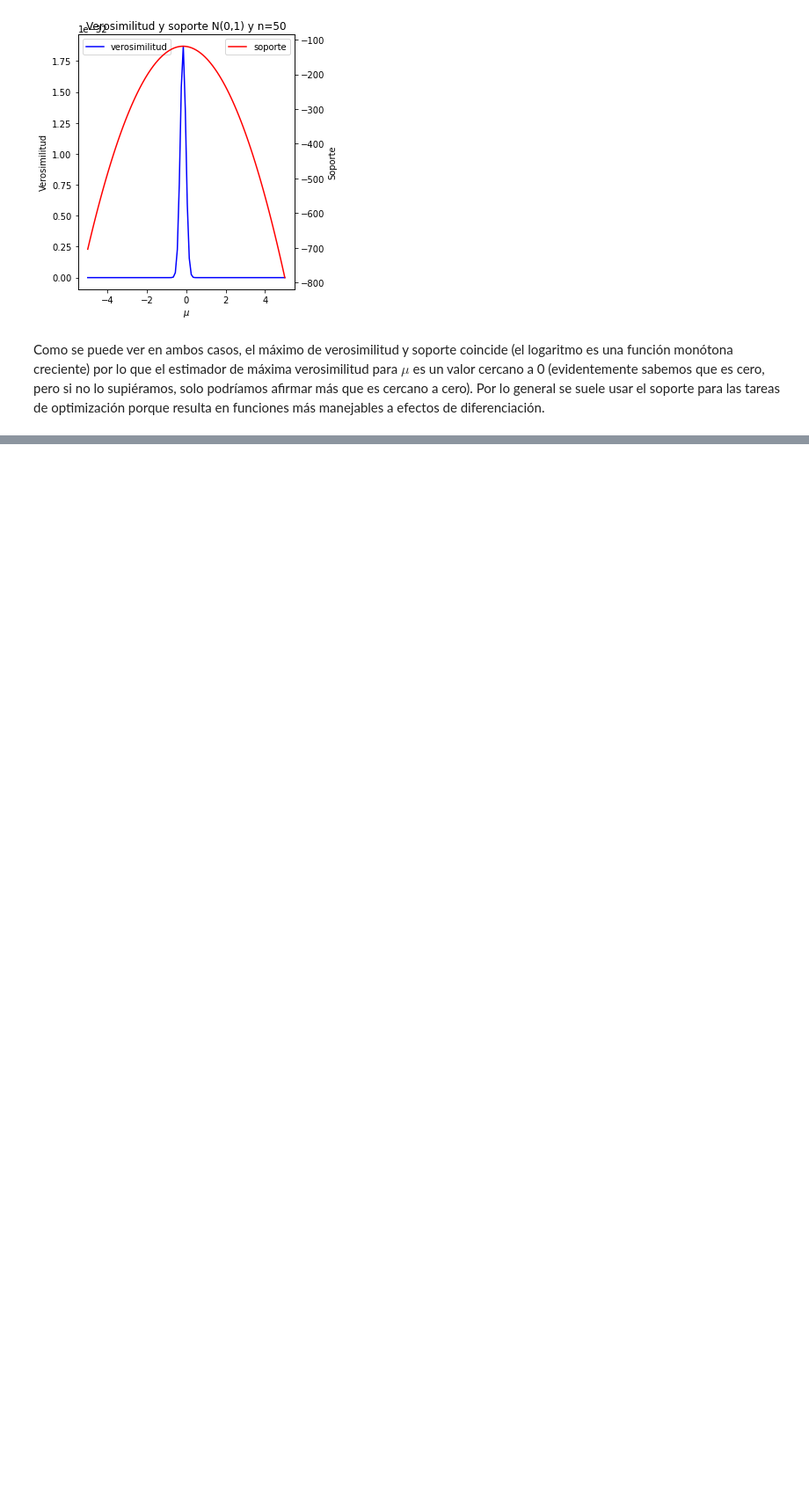
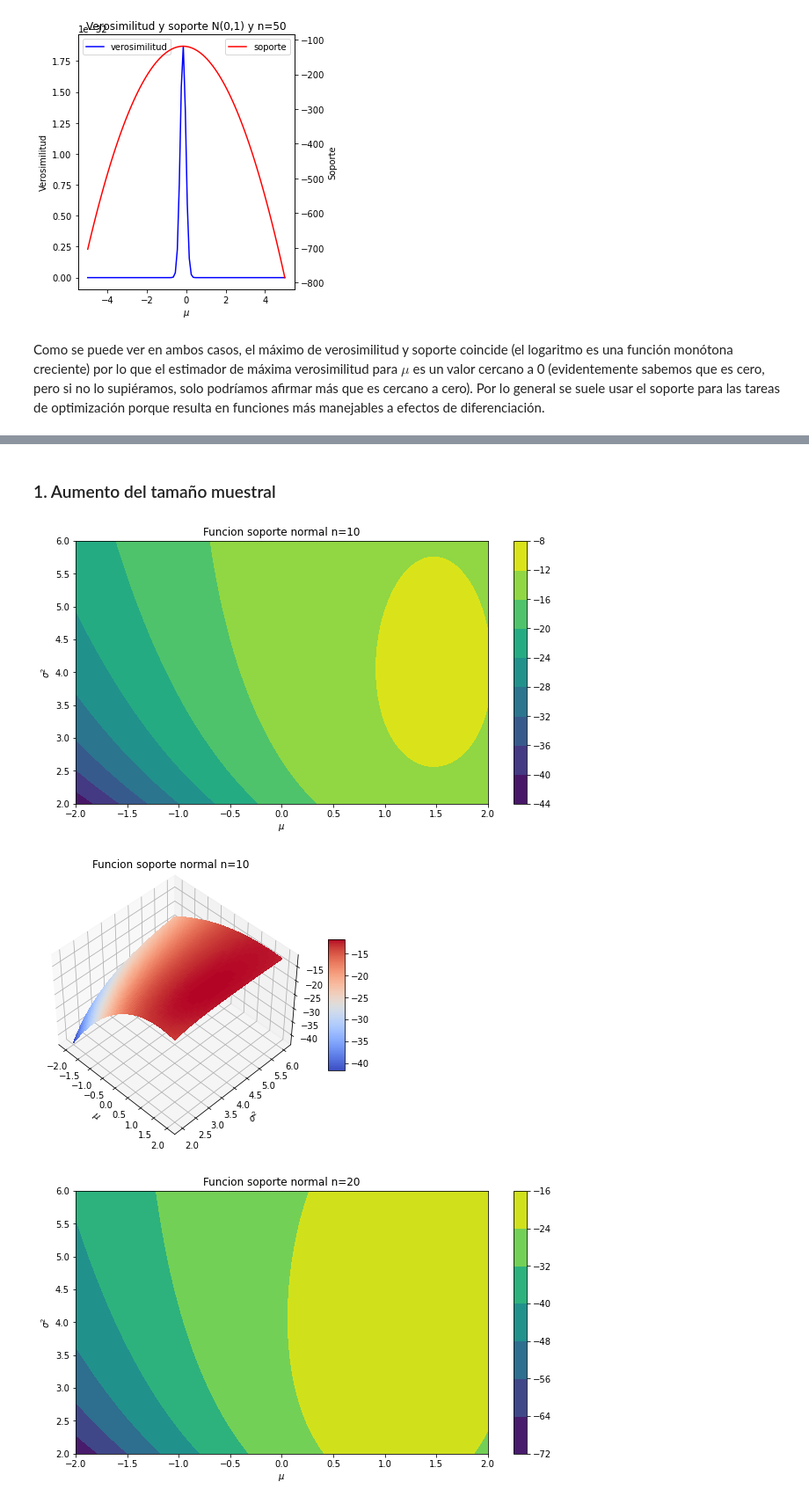
Before and after one commit to danielp2797/UAM-Big-Data-21-22, a Jupyter notebook: estadistica/practica2/perezefremovadaniel_p2.ipynb, the cells around one changed output, grey strips where cells are left out. Shown at 88% size. Saved outputs shown, nothing was run; the diff lists cells and outputs as text; code cells hidden in the pictures; blank space fills up the shorter version.

```diff
--- a/estadistica/practica2/perezefremovadaniel_p2.ipynb
+++ b/estadistica/practica2/perezefremovadaniel_p2.ipynb
@@ -370,0 +572,11 @@ Como se puede ver en ambos casos, el máximo de verosimilitud y soporte coincide
+# %% [markdown]
+### 1. Aumento del tamaño muestral
+# %%
+soporte_normal(0, 2, 10)
+soporte_normal(0, 2, 20)
+soporte_normal(0, 2, 30)
+soporte_normal(0, 2, 50)
+# %% [output]
+[figure, added]
+[figure, added]
+[figure, added]
```
Also changed, not shown: parts of 22 cells of this notebook.
